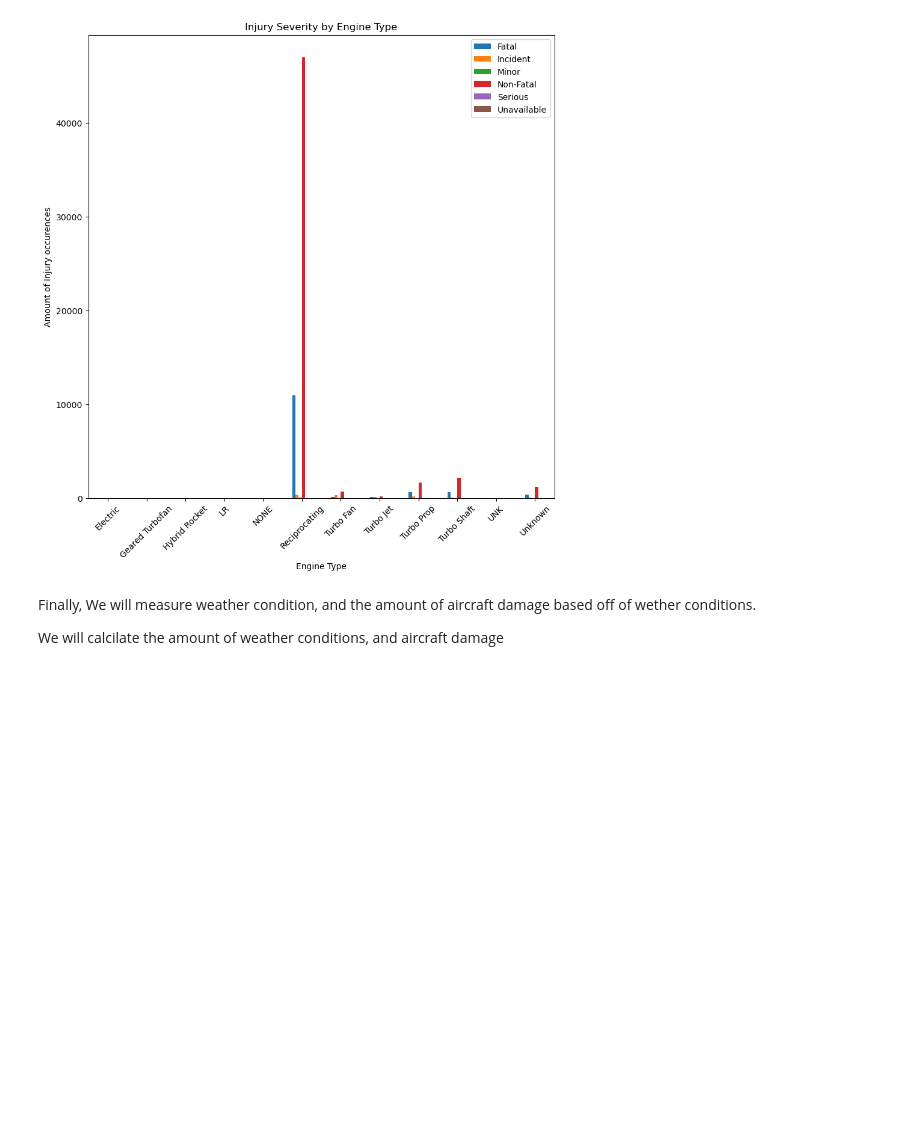
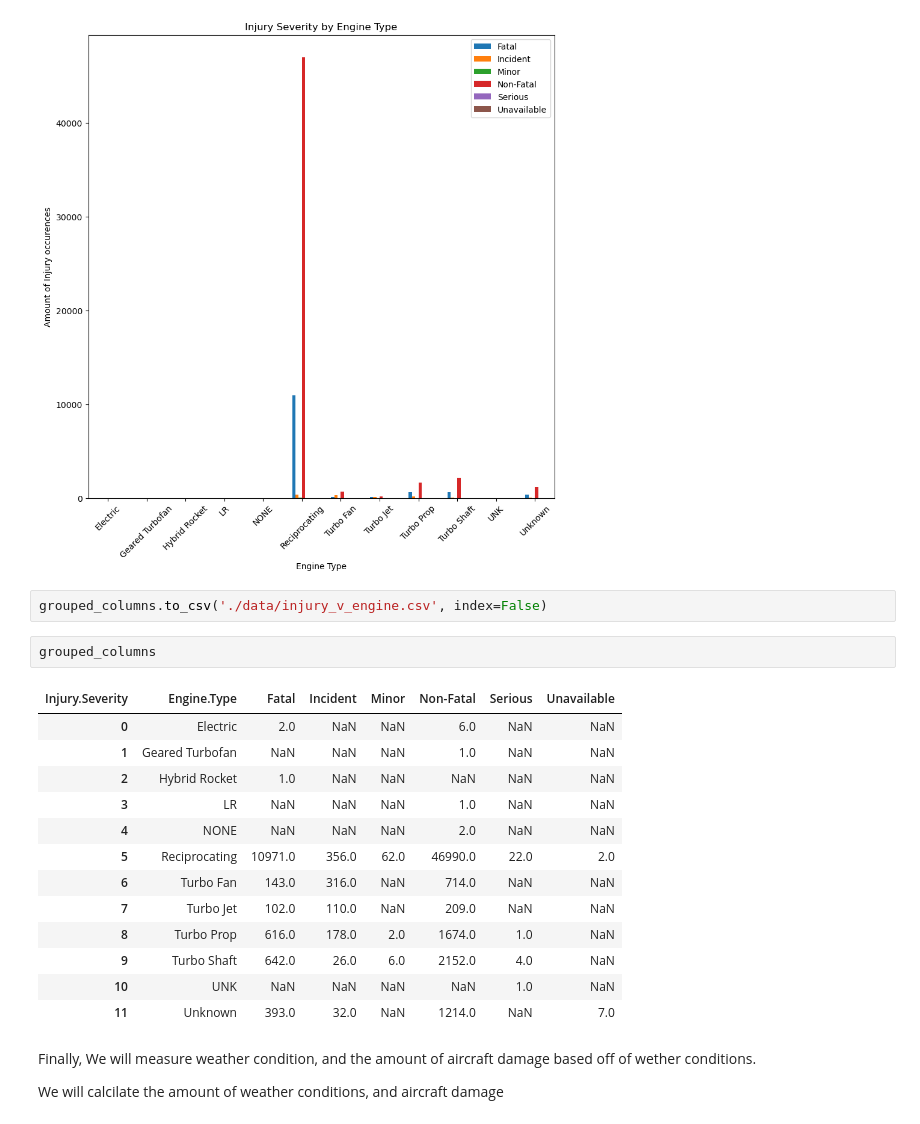
Before and after one commit to omendez930/Aircraft_purchase_analysis, a Jupyter notebook: Index.ipynb, the cells around one changed output. Drawn from its saved outputs; the diff is of its cells as text; blank space fills up the shorter version.

```diff
--- a/Index.ipynb
+++ b/Index.ipynb
@@ -851,6 +851,24 @@ ax.legend()
 plt.show()
 # %% [output]
 [figure]
+# %%
+grouped_columns.to_csv('./data/injury_v_engine.csv', index=False)
+# %%
+grouped_columns
+# %% [output]
+| Injury.Severity | Engine.Type | Fatal | Incident | Minor | Non-Fatal | Serious | Unavailable |
+| 0 | Electric | 2.0 | NaN | NaN | 6.0 | NaN | NaN |
+| 1 | Geared Turbofan | NaN | NaN | NaN | 1.0 | NaN | NaN |
+| 2 | Hybrid Rocket | 1.0 | NaN | NaN | NaN | NaN | NaN |
+| 3 | LR | NaN | NaN | NaN | 1.0 | NaN | NaN |
+| 4 | NONE | NaN | NaN | NaN | 2.0 | NaN | NaN |
+| 5 | Reciprocating | 10971.0 | 356.0 | 62.0 | 46990.0 | 22.0 | 2.0 |
+| 6 | Turbo Fan | 143.0 | 316.0 | NaN | 714.0 | NaN | NaN |
+| 7 | Turbo Jet | 102.0 | 110.0 | NaN | 209.0 | NaN | NaN |
+| 8 | Turbo Prop | 616.0 | 178.0 | 2.0 | 1674.0 | 1.0 | NaN |
+| 9 | Turbo Shaft | 642.0 | 26.0 | 6.0 | 2152.0 | 4.0 | NaN |
+| 10 | UNK | NaN | NaN | NaN | NaN | 1.0 | NaN |
+| 11 | Unknown | 393.0 | 32.0 | NaN | 1214.0 | NaN | 7.0 |
 # %% [markdown]
 Finally, We will measure weather condition, and the amount of aircraft damage based off of wether conditions.
 
```
Also changed, not shown: parts of 2 cells of this notebook, 2 other files.
